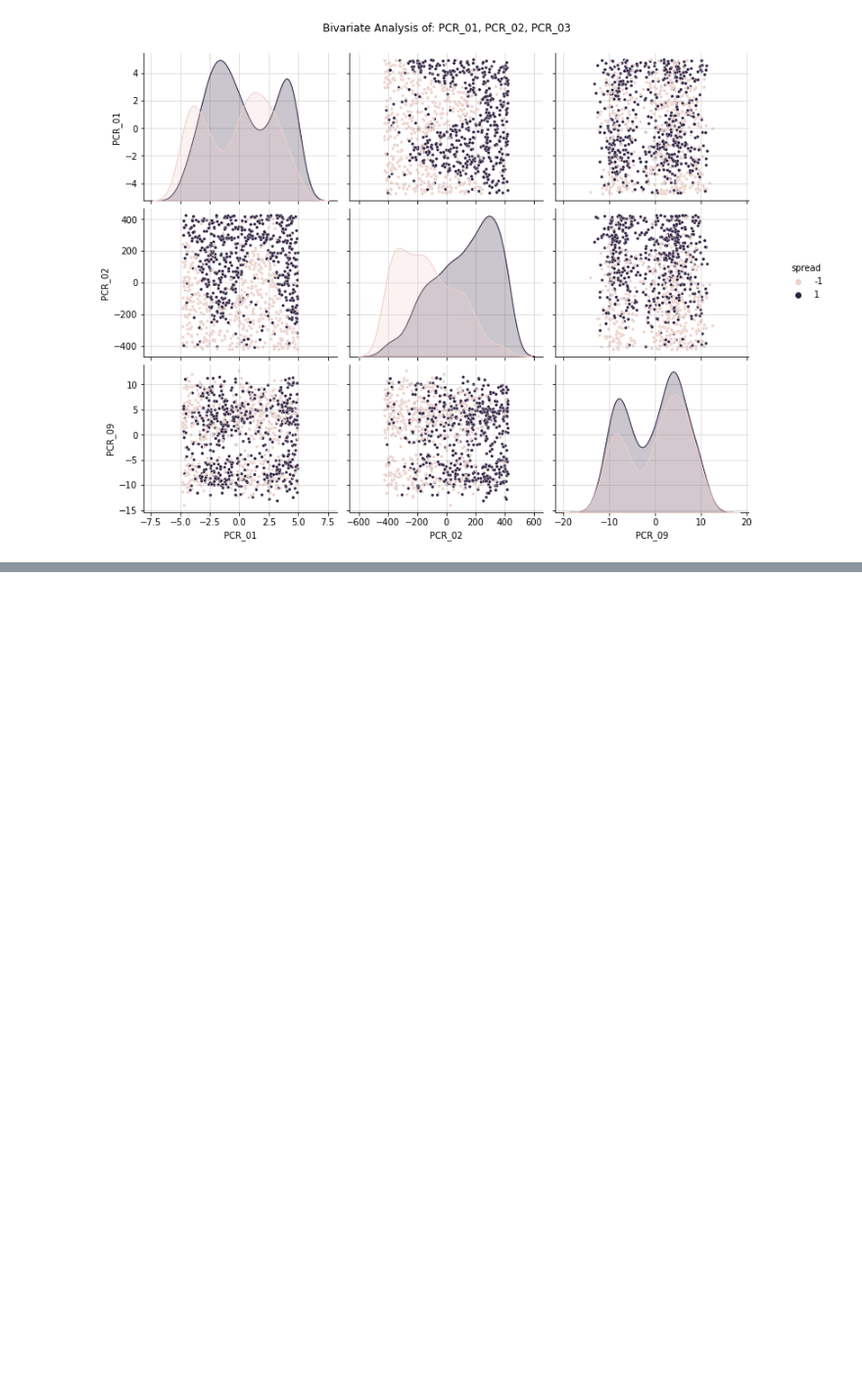
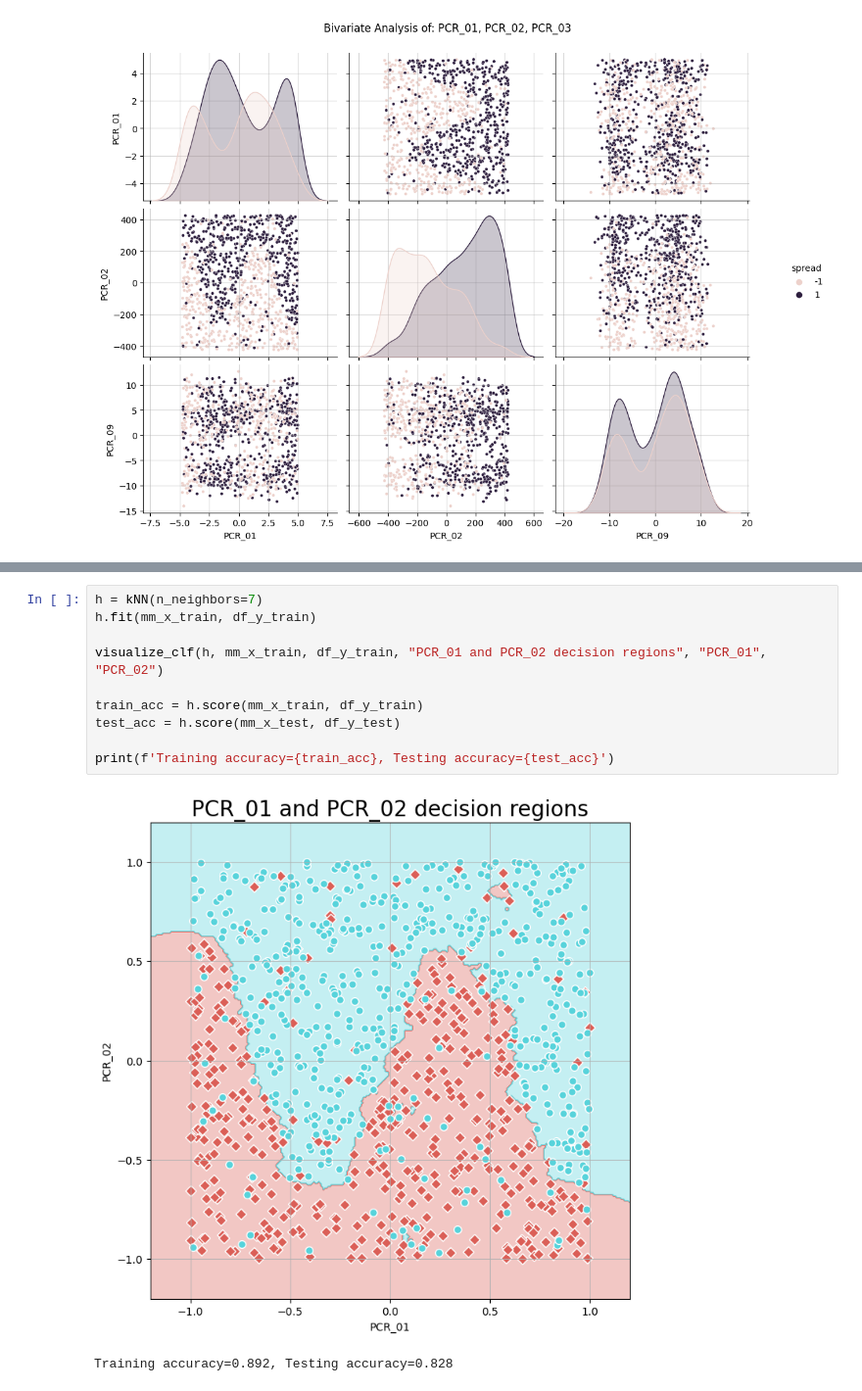
Before and after one commit to HayElmaliah/Intro-to-machine-learning-HW1-wet, a Jupyter notebook: Copy_of_HW1_template.ipynb, the cells around one changed output, grey strips where cells are left out. Shown at 98% size. Saved outputs shown, nothing was run; the diff lists cells and outputs as text; blank space fills up the shorter version.

```diff
--- a/Copy_of_HW1_template.ipynb
+++ b/Copy_of_HW1_template.ipynb
@@ -110,0 +218,13 @@ class kNN(BaseEstimator, ClassifierMixin):
+# %%
+h = kNN(n_neighbors=7)
+h.fit(mm_x_train, df_y_train)
+
+visualize_clf(h, mm_x_train, df_y_train, "PCR_01 and PCR_02 decision regions", "PCR_01", "PCR_02")
+
+train_acc = h.score(mm_x_train, df_y_train)
+test_acc = h.score(mm_x_test, df_y_test)
+
+print(f'Training accuracy={train_acc}, Testing accuracy={test_acc}')
+# %% [output]
+[figure, added]
+Training accuracy=0.892, Testing accuracy=0.828
```
Also changed, not shown: parts of 9 cells of this notebook.
